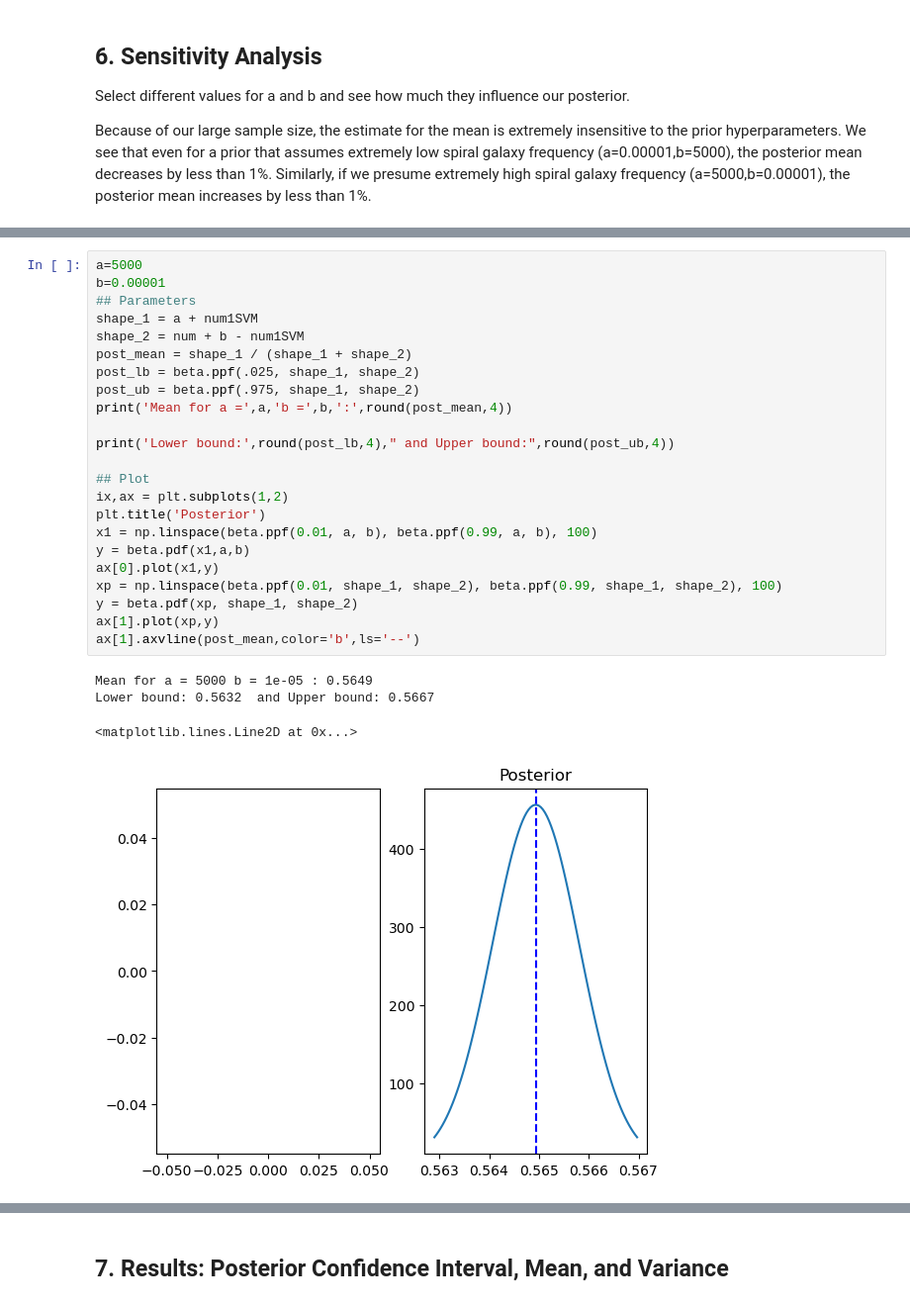
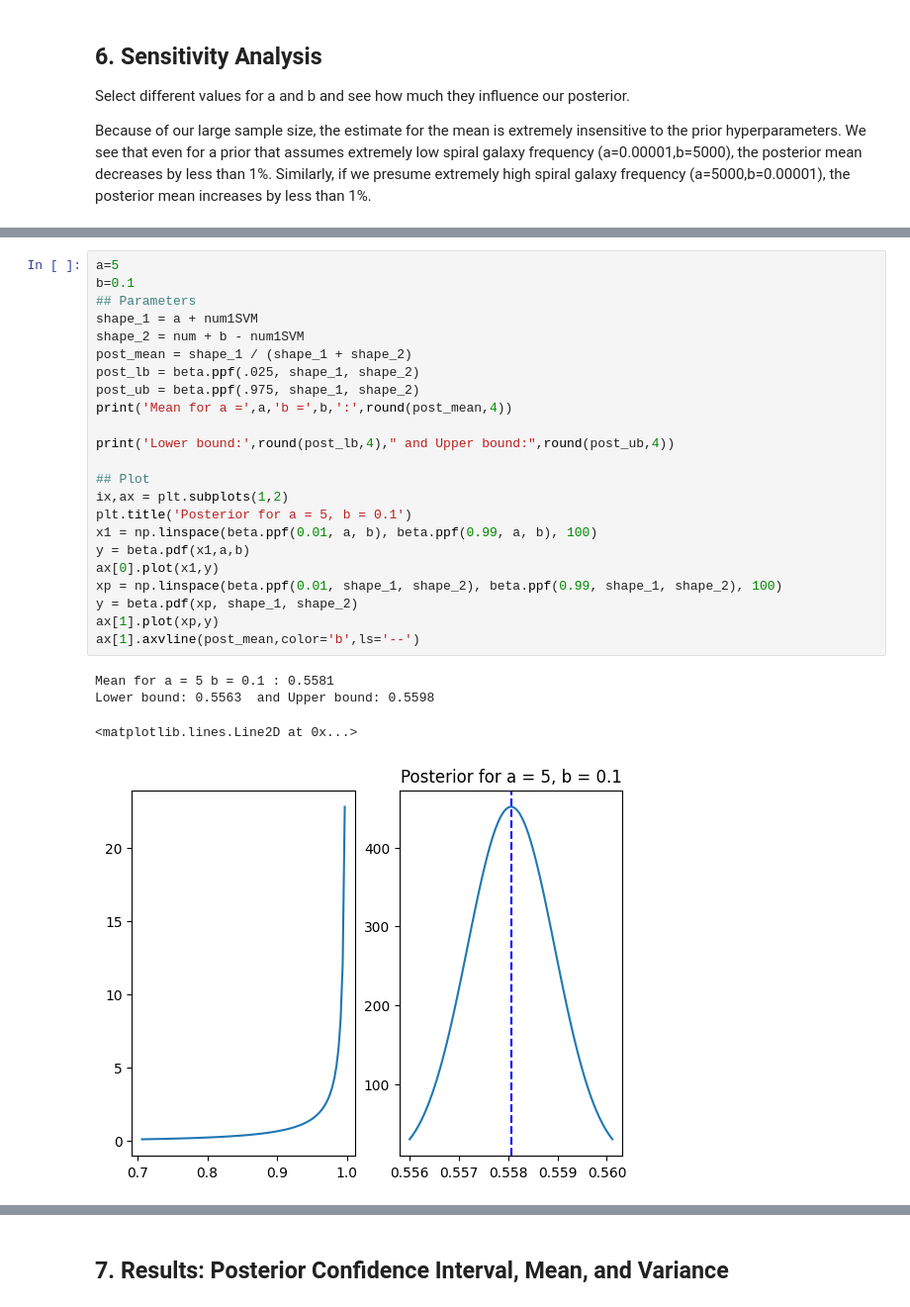
Before and after one commit to wallysands/AST5731_PROJ1, a Jupyter notebook: Project1.ipynb, the cells around one changed output, grey strips where cells are left out. Shown at 99% size. Saved outputs shown, nothing was run; the diff lists cells and outputs as text.

Commit message:
updates sensitivity analysis plots to improve visibility

```diff
--- a/Project1.ipynb
+++ b/Project1.ipynb
@@ -168,31 +168,31 @@ Lower bound: 0.5476  and Upper bound: 0.5511
 # %%
-a=5000
-b=0.00001
+a=5
+b=0.1
 ## Parameters
 shape_1 = a + num1SVM
 shape_2 = num + b - num1SVM
 post_mean = shape_1 / (shape_1 + shape_2)
 post_lb = beta.ppf(.025, shape_1, shape_2)
 post_ub = beta.ppf(.975, shape_1, shape_2)
 print('Mean for a =',a,'b =',b,':',round(post_mean,4))
 
 print('Lower bound:',round(post_lb,4)," and Upper bound:",round(post_ub,4))
 
 ## Plot
 ix,ax = plt.subplots(1,2)
-plt.title('Posterior')
+plt.title('Posterior for a = 5, b = 0.1')
 x1 = np.linspace(beta.ppf(0.01, a, b), beta.ppf(0.99, a, b), 100)
 y = beta.pdf(x1,a,b)
 ax[0].plot(x1,y)
 xp = np.linspace(beta.ppf(0.01, shape_1, shape_2), beta.ppf(0.99, shape_1, shape_2), 100)
 y = beta.pdf(xp, shape_1, shape_2)
 ax[1].plot(xp,y)
 ax[1].axvline(post_mean,color='b',ls='--')
 # %% [output]
-Mean for a = 5000 b = 1e-05 : 0.5649
-Lower bound: 0.5632  and Upper bound: 0.5667
+Mean for a = 5 b = 0.1 : 0.5581
+Lower bound: 0.5563  and Upper bound: 0.5598
 <matplotlib.lines.Line2D at 0x...>
-[figure, old version]
+[figure, new version]
 # %%
 delta=0.05
 a = np.arange(0.1, 150, delta)
```
Also changed, not shown: parts of 4 cells of this notebook.
